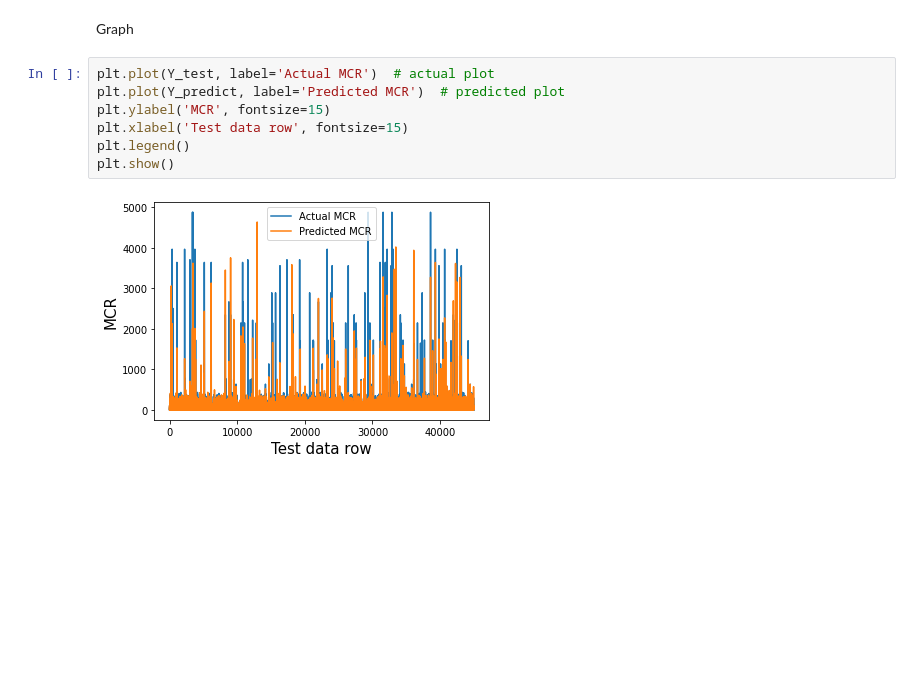
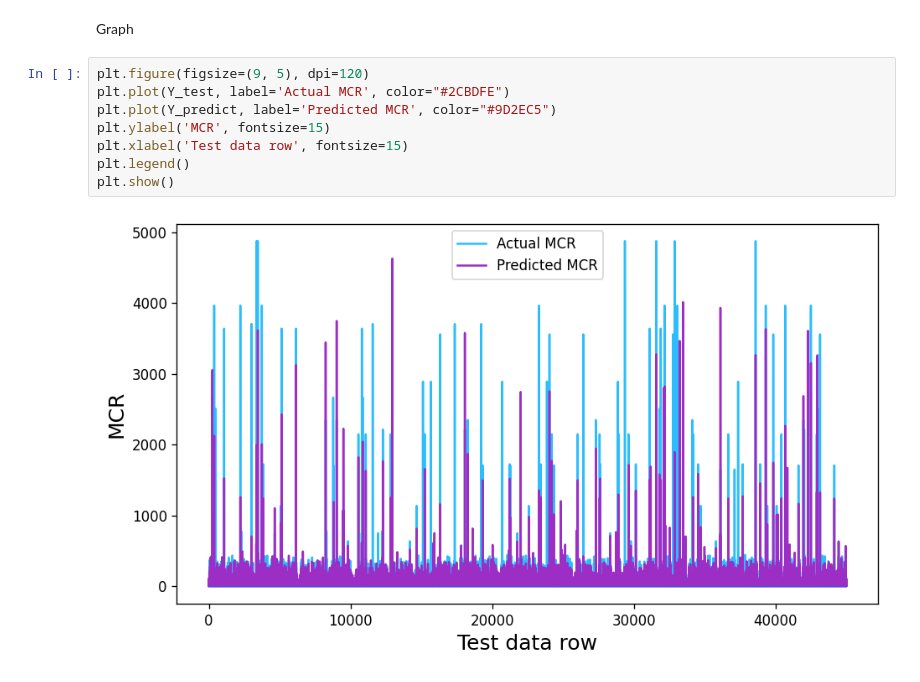
Before and after one commit to SiNa88/clusterdata-prediction, a Jupyter notebook: cluster-trace-microservices-v2021/microservice-prediction/mlp_mcr.ipynb, the cells around one changed output. Saved outputs shown, nothing was run; the diff lists cells and outputs as text; blank space fills up the shorter version.

```diff
--- a/cluster-trace-microservices-v2021/microservice-prediction/mlp_mcr.ipynb
+++ b/cluster-trace-microservices-v2021/microservice-prediction/mlp_mcr.ipynb
@@ -90,11 +91,12 @@ MAE :  11.295380515945327
 # %% [markdown]
 Graph
 # %%
-plt.plot(Y_test, label='Actual MCR')  # actual plot
-plt.plot(Y_predict, label='Predicted MCR')  # predicted plot
+plt.figure(figsize=(9, 5), dpi=120)
+plt.plot(Y_test, label='Actual MCR', color="#2CBDFE")
+plt.plot(Y_predict, label='Predicted MCR', color="#9D2EC5")
 plt.ylabel('MCR', fontsize=15)
 plt.xlabel('Test data row', fontsize=15)
 plt.legend()
 plt.show()
 # %% [output]
-[figure, old version]
+[figure, new version]
```
Also changed, not shown: parts of 3 cells of this notebook.
